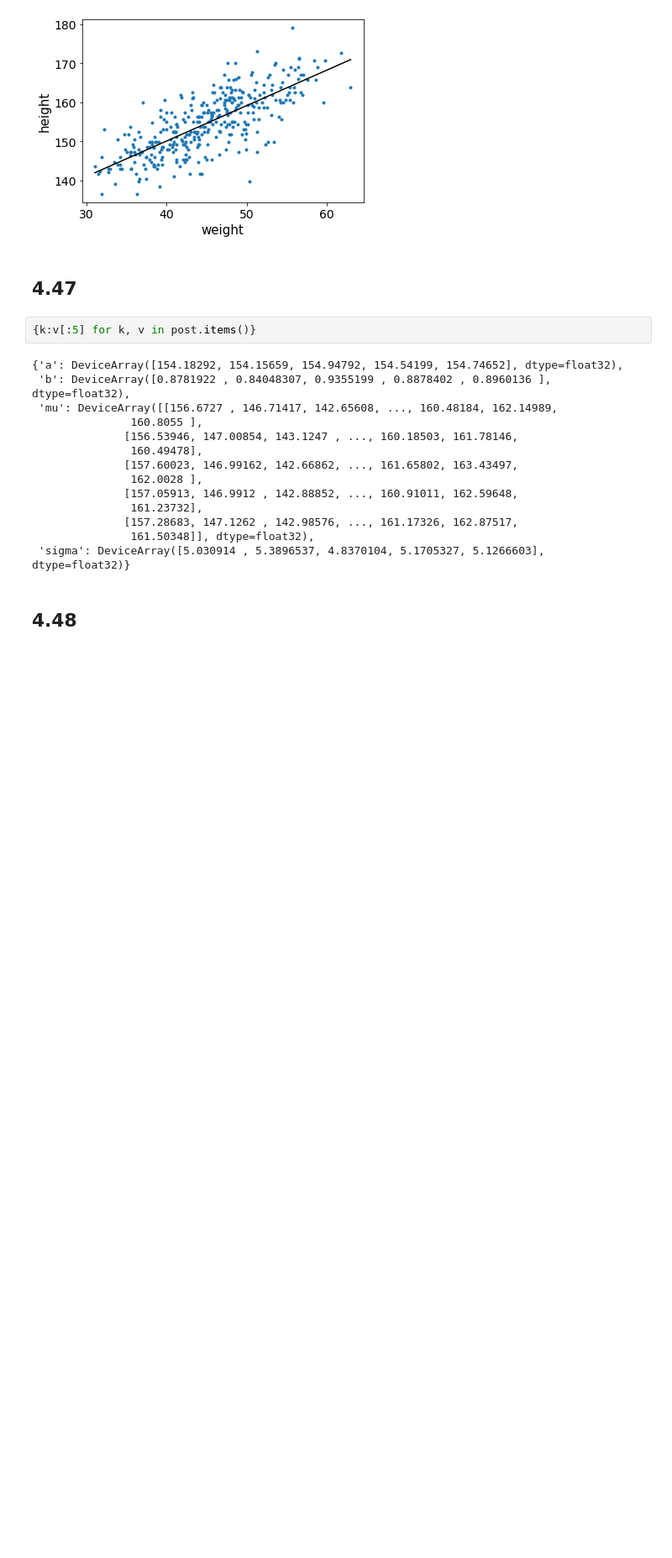
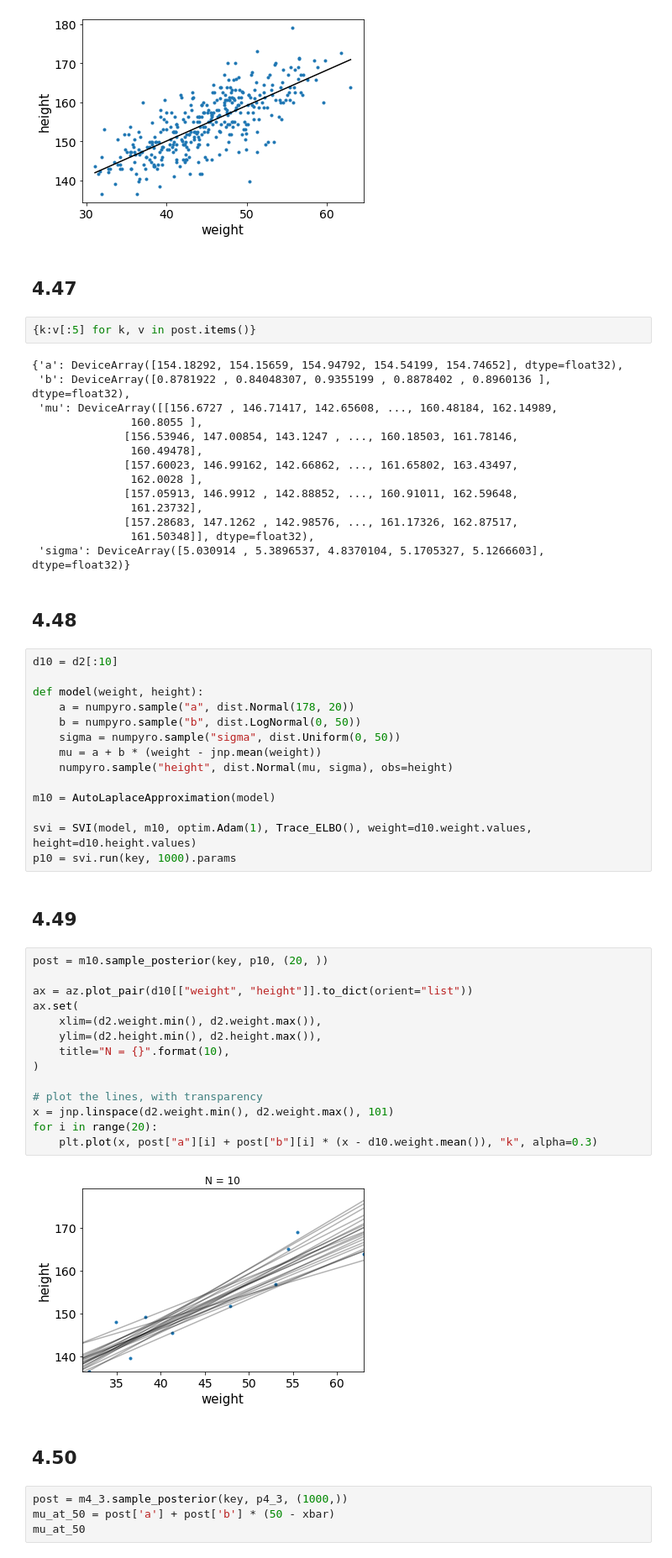
Before and after one commit to 8wgf3b/books, a Jupyter notebook: stat_rethink/Chap4.ipynb, the cells around one changed output. Shown at 84% size. Cells and saved outputs as stored; diff of their text form; blank space fills up the shorter version.

```diff
--- a/stat_rethink/Chap4.ipynb
+++ b/stat_rethink/Chap4.ipynb
@@ -537,3 +537,41 @@ plt.show()
  'sigma': DeviceArray([5.030914 , 5.3896537, 4.8370104, 5.1705327, 5.1266603], dtype=float32)}
 # %% [markdown]
 ## 4.48
+# %%
+d10 = d2[:10]
+
+def model(weight, height):
+    a = numpyro.sample("a", dist.Normal(178, 20))
+    b = numpyro.sample("b", dist.LogNormal(0, 50))
+    sigma = numpyro.sample("sigma", dist.Uniform(0, 50))
+    mu = a + b * (weight - jnp.mean(weight))
+    numpyro.sample("height", dist.Normal(mu, sigma), obs=height)
+
+m10 = AutoLaplaceApproximation(model)
+
+svi = SVI(model, m10, optim.Adam(1), Trace_ELBO(), weight=d10.weight.values, height=d10.height.values)
+p10 = svi.run(key, 1000).params
+# %% [markdown]
+## 4.49
+# %%
+post = m10.sample_posterior(key, p10, (20, ))
+
+ax = az.plot_pair(d10[["weight", "height"]].to_dict(orient="list"))
+ax.set(
+    xlim=(d2.weight.min(), d2.weight.max()),
+    ylim=(d2.height.min(), d2.height.max()),
+    title="N = {}".format(10),
+)
+
+# plot the lines, with transparency
+x = jnp.linspace(d2.weight.min(), d2.weight.max(), 101)
+for i in range(20):
+    plt.plot(x, post["a"][i] + post["b"][i] * (x - d10.weight.mean()), "k", alpha=0.3)
+# %% [output]
+[figure, added]
+# %% [markdown]
+## 4.50
+# %%
+post = m4_3.sample_posterior(key, p4_3, (1000,))
+mu_at_50 = post['a'] + post['b'] * (50 - xbar)
+mu_at_50
```
Also changed, not shown: parts of 16 cells of this notebook.
